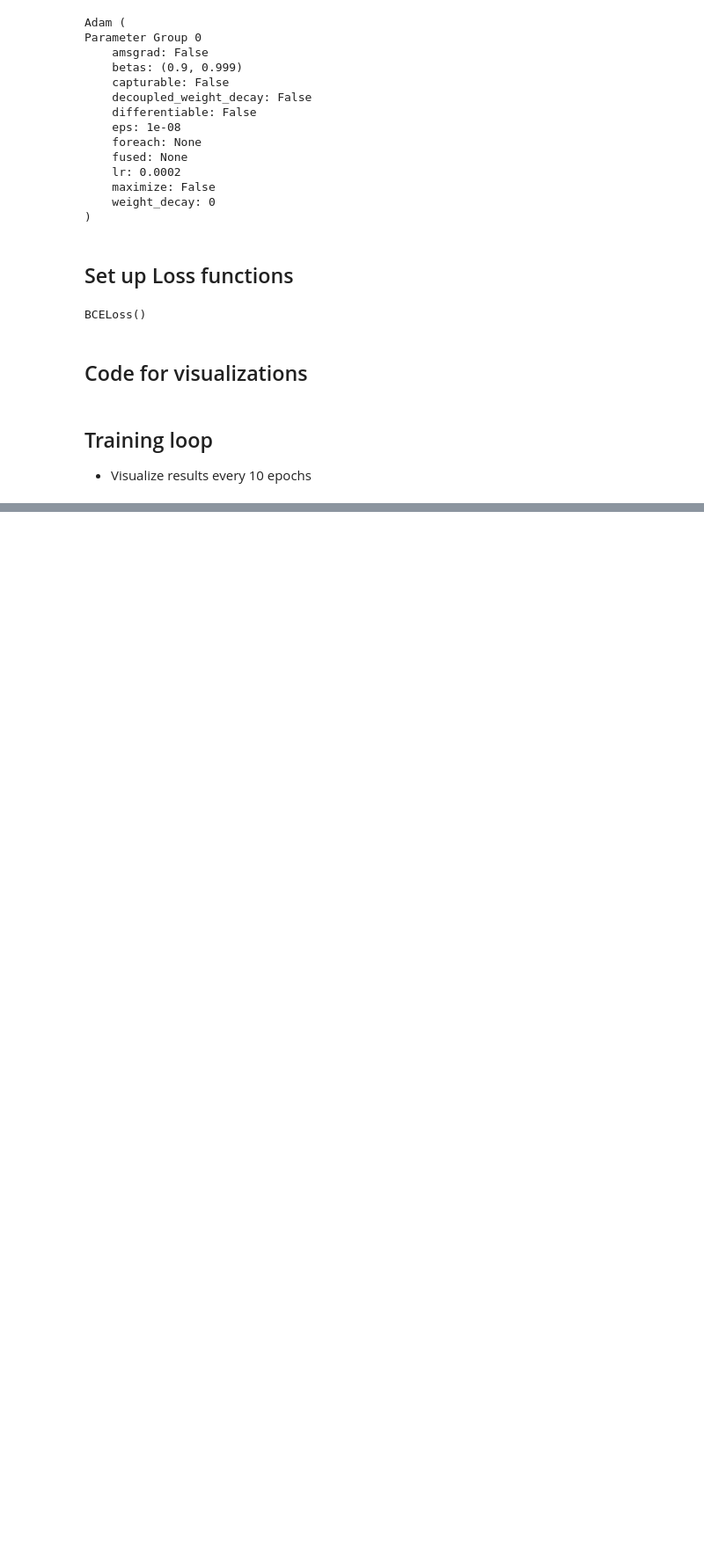
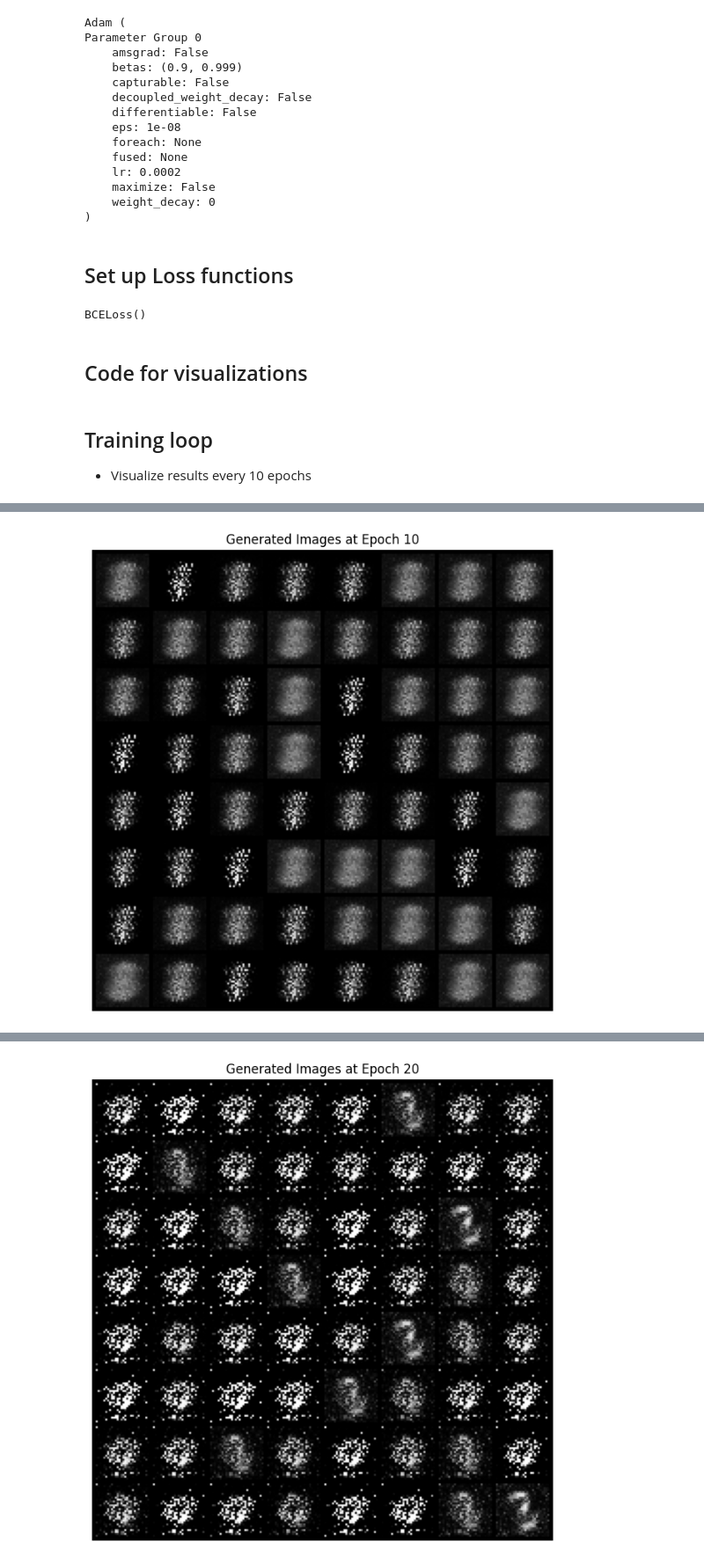
Before and after one commit to ganeshbmc/GenAI_Math, a Jupyter notebook: GAN_Vanilla.ipynb, the cells around one changed output, grey strips where cells are left out. Shown: that part at 88% size. Saved outputs shown, nothing was run; the diff lists cells and outputs as text; code cells hidden in the pictures; blank space fills up the shorter version.

```diff
--- a/GAN_Vanilla.ipynb
+++ b/GAN_Vanilla.ipynb
@@ -63,7 +63,7 @@ learning_rate = 0.0002
 # criterion = nn.BCELoss()
 
 # Training params
-num_epochs = 2
+num_epochs = 20
 generator_rounds = 1
 discriminator_rounds = 1
 # %% [markdown]
@@ -133,7 +133,7 @@ class Generator(nn.Module):
   def forward(self, z):
     return self.model(z)
 # %%
-generator = Generator(noise_dim=noise_dim, img_dim=img_dim)
+generator = Generator(noise_dim=noise_dim, img_dim=img_dim).to(device)
 generator
 # %% [output]
 Generator(
@@ -166,7 +166,7 @@ class Discriminator(nn.Module):
     o = self.model(img)
     return o
 # %%
-discriminator = Discriminator(img_dim)
+discriminator = Discriminator(img_dim).to(device)
 discriminator
 # %% [output]
 Discriminator(
@@ -243,17 +243,3 @@ def show_generated_images(epoch, generator, fixed_noise):
 # %% [markdown]
 ## Training loop
 - Visualize results every 10 epochs
-# %%
-def gan_trainer(train_loader, ):
-  fixed_noise = torch.randn(64, noise_dim).to(device)  # For consistent visualization
-
-  # Training loop
-  for epoch in range(num_epochs):
-    pass
-
-  # Visualize
-    if (epoch+1) % 10 == 0:
-      print(f"Epoch: [{epoch+1}/{num_epochs}]")
-      print(f"Discriminator loss = {d_loss.item():.4f}")
-      print(f"Generator loss = {g_loss.item():.4f}")
-      show_generated_images(epoch=epoch+1, generator=generator, fixed_noise=fixed_noise)
@@ -259,0 +310,7 @@ def gan_trainer(train_loader, ):
+# %%
+gan_trainer(train_loader,
+            num_epochs=num_epochs,
+            discriminator_rounds=discriminator_rounds,
+            generator_rounds=generator_rounds
+            )
+# %% [output]
@@ -259,0 +321 @@ def gan_trainer(train_loader, ):
+[figure, added]
@@ -259,0 +326 @@ def gan_trainer(train_loader, ):
+[figure, added]
```
Also changed, not shown: parts of 4 cells of this notebook.
